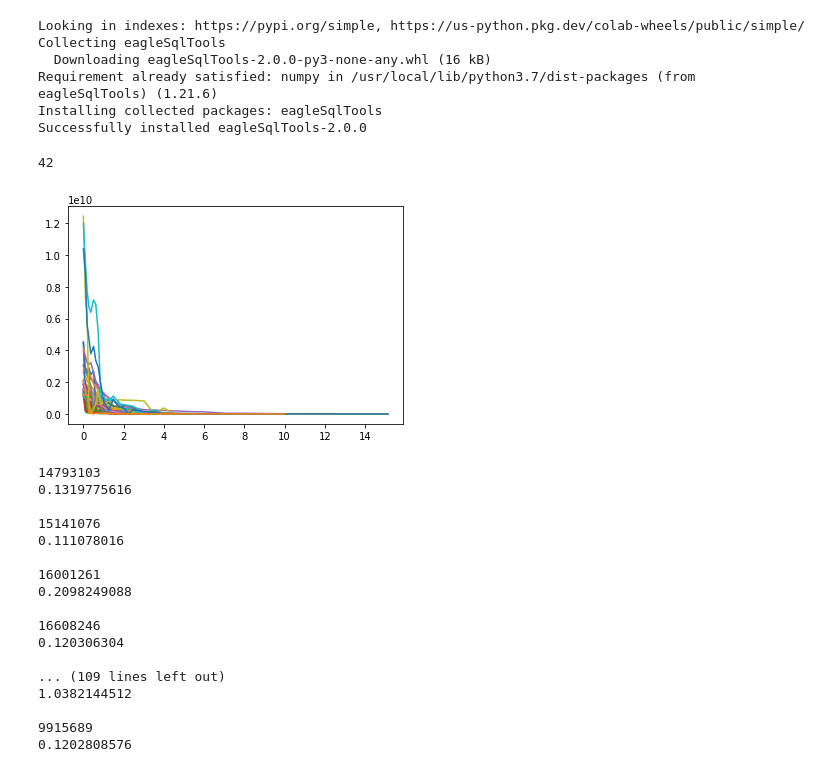
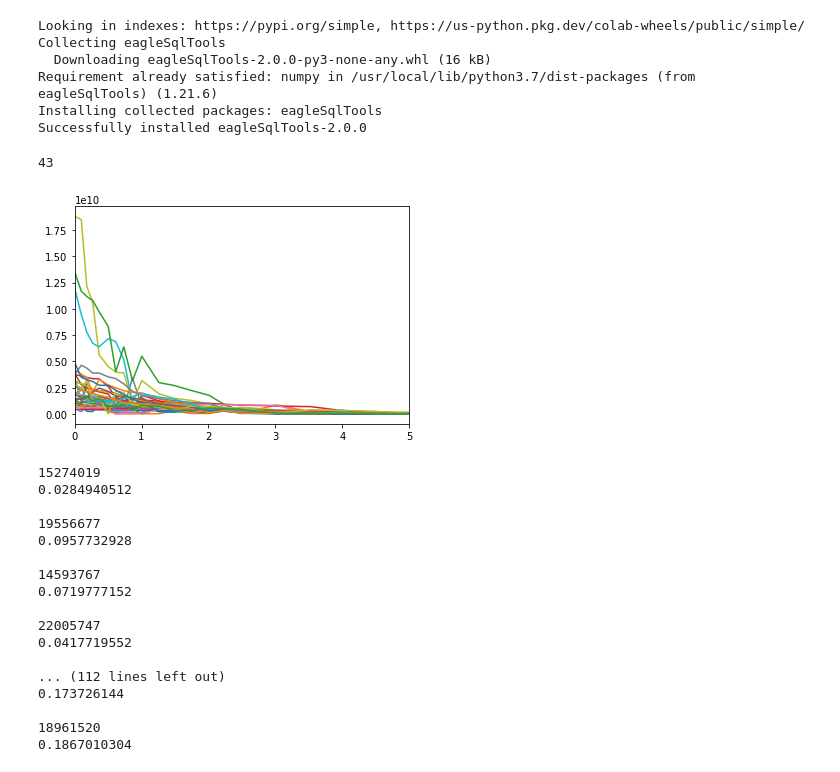
Before and after one commit to xvh422/L4-Project, a Jupyter notebook: Tests.ipynb, the cells around one changed output. Cells and saved outputs as stored; diff of their text form; code cells hidden in the pictures.

```diff
--- a/Tests.ipynb
+++ b/Tests.ipynb
@@ -28,11 +28,10 @@ Query_IDs = "SELECT \
               %s_SubHalo as SH, \
               %s_Aperture as AP \
             WHERE \
-              SH.SnapNum = 28 and \
+              SH.SnapNum = 14 and \
               SH.SubGroupNumber = 0 and \
               AP.Mass_Star > 1.0e9 and \
-              SH.MassType_BH > 1.0e9 and \
-              (AP.SFR/AP.Mass_Star) < 5.0e-12 and \
+              SH.MassType_BH > 2.5e8 and \
               AP.ApertureSize = 30 and \
               SH.GalaxyID = AP.GalaxyID"%(sim_name, sim_name)
 
@@ -40,22 +39,19 @@ Data_IDs = sql.execute_query(con, Query_IDs)
 # %%
 print(len(Data_IDs['id']))
 # %% [output]
-42
+43
 # %%
 sim_name = 'RefL0100N1504'
 sim_size = 100.
-galaxy_ids = Data_IDs['id'] #21730535
+# [21573586, 21379523, 21730540, 13259036, 21109774] For snapnums 28, 26, 23, 19, 14 ==> z = 0, 2.29, 5.19, 7.93, 10.86
+galaxy_ids = Data_IDs['id']
 zs = []
-halos = []
 bhs = []
-sfrs = []
 
 for i in range(len(galaxy_ids)):
   Query = "SELECT \
               gal.Redshift as z, \
-              gal.MassType_DM as halo, \
-              gal.MassType_BH as bh, \
-              gal.StarFormationRate as sfr \
+              gal.MassType_BH as bh \
             FROM \
               %s_Subhalo as gal, \
               %s_Subhalo as ref \
@@ -70,38 +66,41 @@ for i in range(len(galaxy_ids)):
 
   Data = sql.execute_query(con, Query)
   zs.append(Data['z'])
-  halos.append(Data['halo'])
   bhs.append(Data['bh'])
-  sfrs.append(Data['sfr'])
+# %%
+for i in range(len(zs)):
+  print(len(zs[0]))
 # %%
 plt.figure()
 
 for i in range(len(bhs)):
   plt.plot(zs[i], bhs[i])
 
+plt.xlim(0,5)
+#plt.ylim(1e10, 1.25e10)
 plt.show()
 # %% [output]
-[figure, old version]
+[figure, new version]
 # %%
 for i in range(len(bhs)):
   print(galaxy_ids[i])
   print(bhs[i][0]/1e10)
   print('')
 # %% [output]
-14793103
-0.1319775616
+15274019
+0.0284940512
 
-15141076
-0.111078016
+19556677
+0.0957732928
 
-16001261
-0.2098249088
+14593767
+0.0719777152
 
-16608246
-0.120306304
+22005747
+0.0417719552
 
-... (109 lines left out)
-1.0382144512
+... (112 lines left out)
+0.173726144
 
-9915689
-0.1202808576
+18961520
+0.1867010304
```
